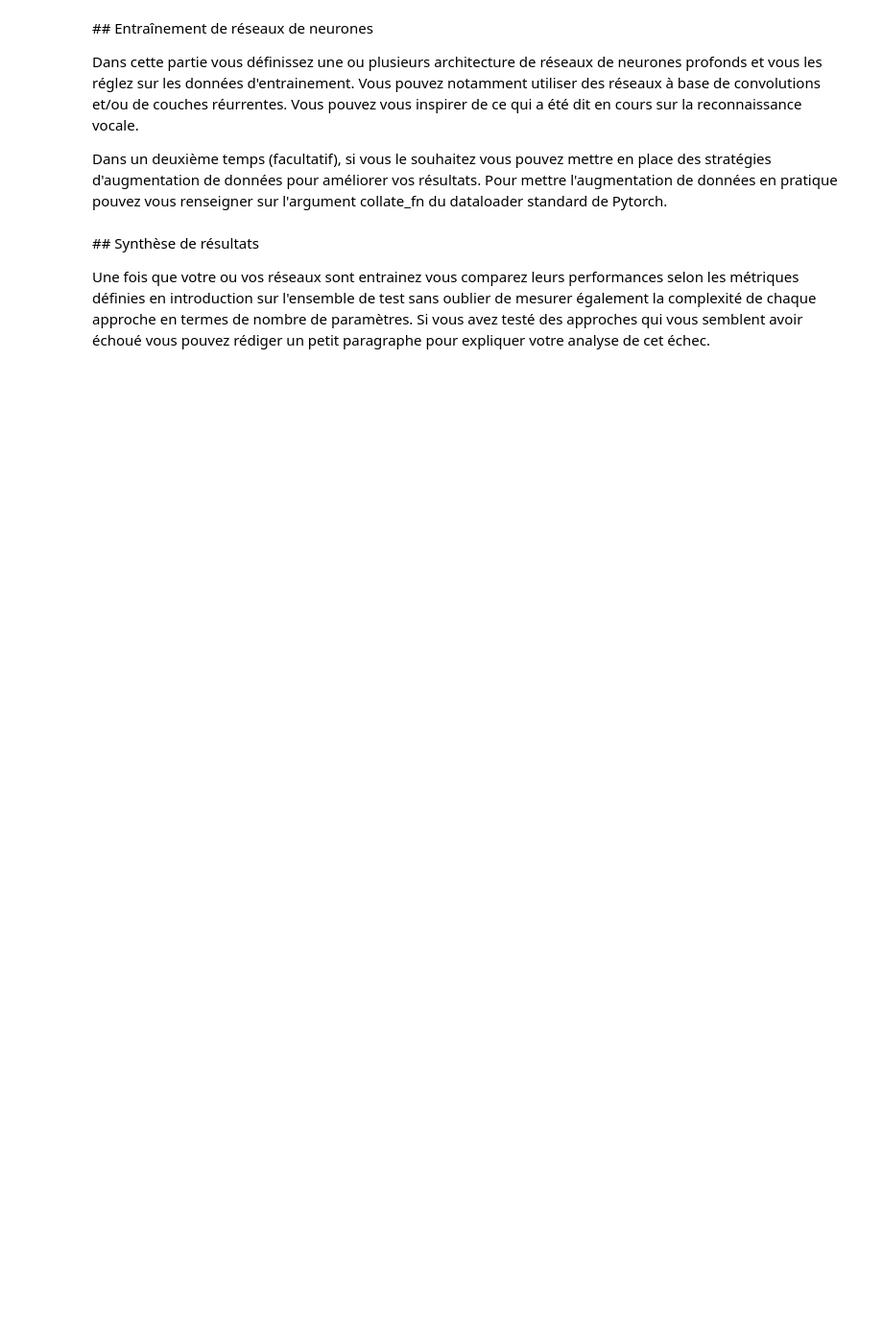
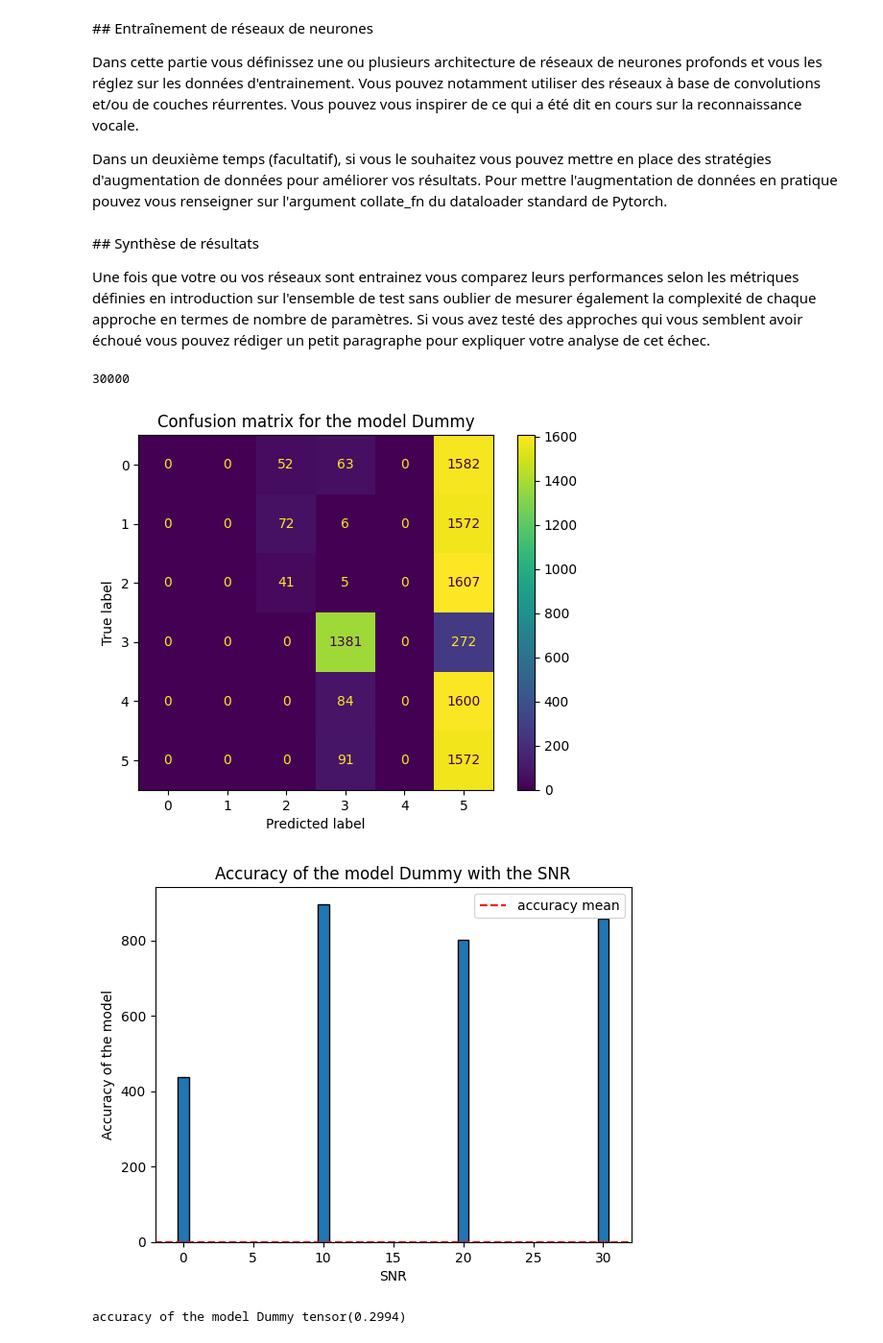
Before and after one commit to gregoirebechade/MVA_bis, a Jupyter notebook: signal_processing/TP3/dlts_tp3.ipynb, the cells around one changed output. Shown at 96% size. Saved outputs shown, nothing was run; the diff lists cells and outputs as text; code cells hidden in the pictures; blank space fills up the shorter version.

```diff
--- a/signal_processing/TP3/dlts_tp3.ipynb
+++ b/signal_processing/TP3/dlts_tp3.ipynb
@@ -472,3 +496,59 @@ Dans un deuxième temps (facultatif), si vous le souhaitez vous pouvez mettre en
 ## Synthèse de résultats
 
 Une fois que votre ou vos réseaux sont entrainez vous comparez leurs performances selon les métriques définies en introduction sur l'ensemble de test sans oublier de mesurer également la complexité de chaque approche en termes de nombre de paramètres. Si vous avez testé des approches qui vous semblent avoir échoué vous pouvez rédiger un petit paragraphe pour expliquer votre analyse de cet échec.
+# %%
+accuracy = Accuracy(task='multiclass', num_classes=6)
+# %%
+dataset_train.__len__()
+# %% [output]
+30000
+# %%
+model=modele
+model_name='Dummy'
+
+def evaluate_model(model, model_name):
+    all_acc=0
+    snrs=dataset_test.snr
+    snr_values=[0, 10, 20, 30]
+    acc_snrs=[0, 0, 0, 0]
+    compte_snrs=[0, 0, 0, 0]
+    y_preds=[]
+    y_reals=[]
+    for i in range( ( dataset_test.__len__())):
+        y_predicted, y_real = model(torch.tensor(dataset_test.__getitem__(i)[0])),torch.tensor( dataset_test.__getitem__(i)[1])
+        y_predicted=y_predicted.reshape(1, 6)
+        y_real=torch.tensor(y_real.detach().numpy()).reshape(1)
+        acc=accuracy(y_predicted,  y_real)  # l'accuracy prend un vecteur de probas et compare le np.argmax() de ce vecteur avec le vrai label. malynx
+        all_acc+=acc
+        snr=snrs[i]
+        lab_snr=snr_values.index(snr)
+        compte_snrs[lab_snr]+=1
+        acc_snrs[lab_snr]+=acc
+        y_real, y_predicted = (int(y_real.detach().numpy()[0]), int(np.argmax(y_predicted.detach().numpy())))
+        y_preds.append(y_predicted)
+        y_reals.append(y_real)
+
+
+
+
+    disp=ConfusionMatrixDisplay(  confusion_matrix(y_pred=y_preds, y_true=y_reals))
+    disp.plot()
+    plt.title('Confusion matrix for the model ' + model_name)
+    plt.show()
+
+
+    plt.bar([0, 10, 20, 30], acc_snrs, edgecolor='black')
+    plt.xlabel('SNR')
+    plt.ylabel('Accuracy of the model')
+    plt.title('Accuracy of the model ' + model_name+ ' with the SNR')
+    plt.hlines(all_acc/dataset_test.__len__(), -10, 35,color = 'r' , linestyles='--', label='accuracy mean')
+    plt.xlim(-2, 32)
+    plt.legend()
+    plt.show()
+
+    print('accuracy of the model ' + model_name, all_acc/dataset_test.__len__())
+evaluate_model(model, 'Dummy')
+# %% [output]
+[figure, added]
+[figure, added]
+accuracy of the model Dummy tensor(0.2994)
```
Also changed, not shown: parts of 9 cells of this notebook.
